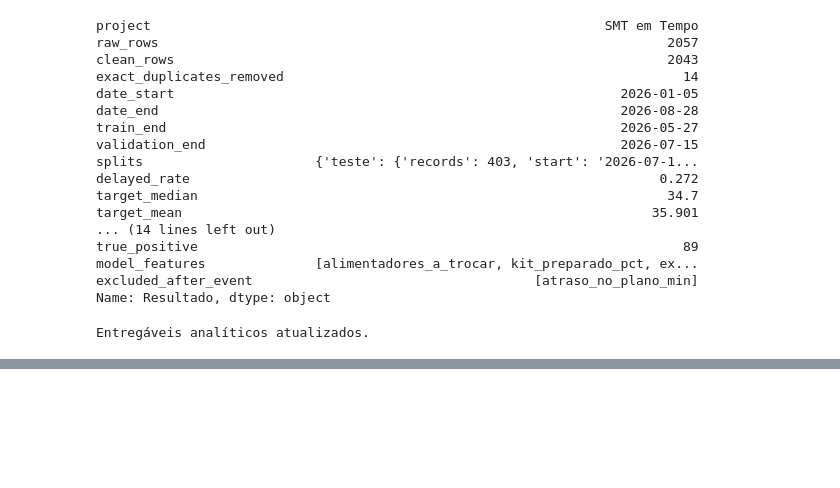
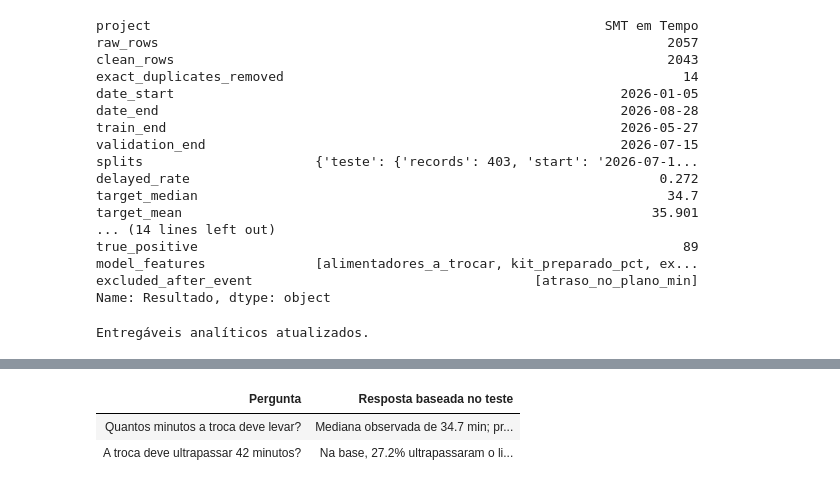
Before and after one commit to JulianaBallin/SMT-Changeover-Prediction, a Jupyter notebook: smt_changeover_prediction.ipynb, the cells around one changed output, grey strips where cells are left out. Saved outputs shown, nothing was run; the diff lists cells and outputs as text; code cells hidden in the pictures; blank space fills up the shorter version.

```diff
--- a/smt_changeover_prediction.ipynb
+++ b/smt_changeover_prediction.ipynb
@@ -348,0 +382,31 @@ Entregáveis analíticos atualizados.
+# %%
+respostas_finais = pd.DataFrame(
+    [
+        {
+            "Pergunta": "Quantos minutos a troca deve levar?",
+            "Resposta baseada no teste": (
+                f"Mediana observada de {resumo['target_median']:.1f} min; "
+                f"previsão individual com MAE de {resumo['test_mae']:.2f} min "
+                f"e R² de {resumo['test_r2']:.3f}."
+            ),
+        },
+        {
+            "Pergunta": "A troca deve ultrapassar 42 minutos?",
+            "Resposta baseada no teste": (
+                f"Na base, {100 * resumo['delayed_rate']:.1f}% ultrapassaram o limite. "
+                f"O modelo encontrou {resumo['true_positive']} das "
+                f"{resumo['true_positive'] + resumo['false_negative']} trocas demoradas, "
+                f"com recall de {100 * resumo['test_recall']:.1f}%."
+            ),
+        },
+    ]
+)
+display(
+    respostas_finais.style.hide(axis="index").set_properties(
+        **{"white-space": "normal", "text-align": "left"}
+    )
+)
+# %% [output]
+| Pergunta | Resposta baseada no teste |
+| Quantos minutos a troca deve levar? | Mediana observada de 34.7 min; pr... |
+| A troca deve ultrapassar 42 minutos? | Na base, 27.2% ultrapassaram o li... |
```
Also changed, not shown: parts of 1 cell of this notebook, 1 other file.
